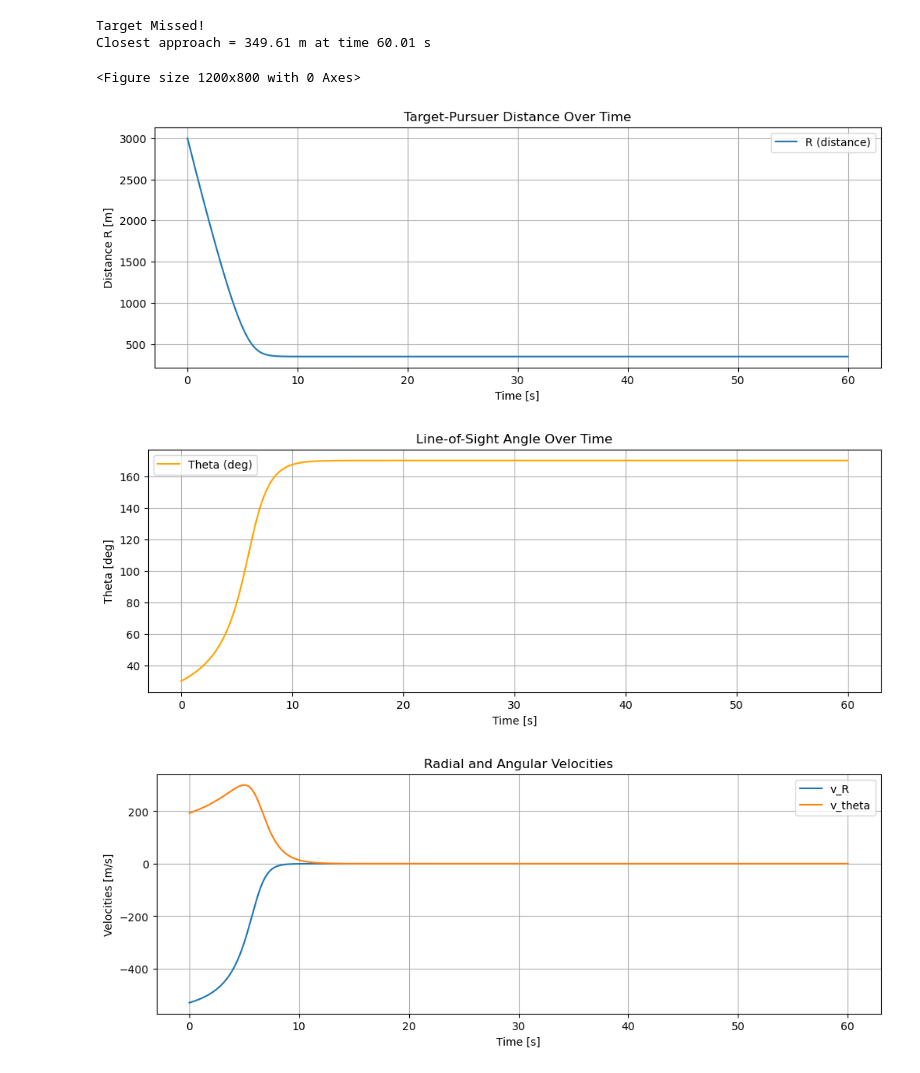
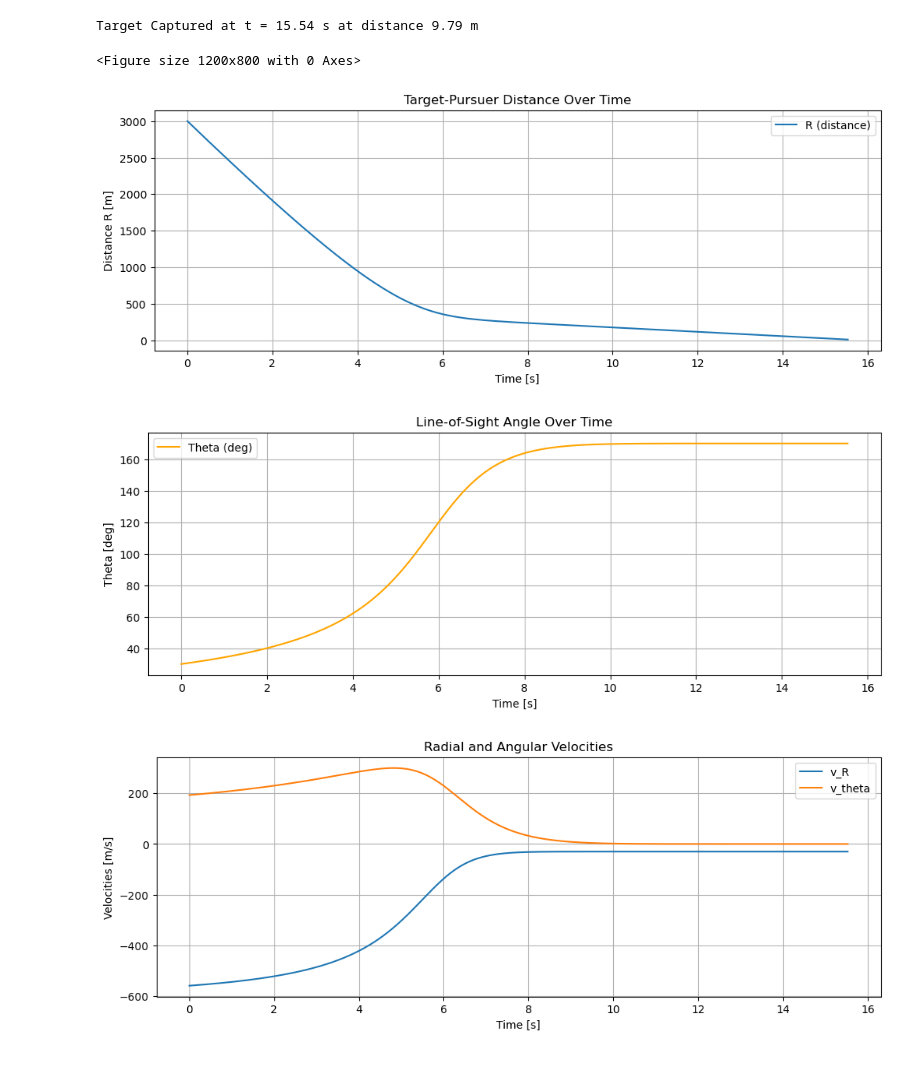
Before and after one commit to Prithish20/as5570-Principles-of-Guidance-of-Autonoumous-Vehicles, a Jupyter notebook: assignment-1/Assignment-1.ipynb, the cells around one changed output. Drawn from its saved outputs; the diff is of its cells as text; code cells hidden in the pictures.

```diff
--- a/assignment-1/Assignment-1.ipynb
+++ b/assignment-1/Assignment-1.ipynb
@@ -6,7 +6,7 @@ import matplotlib.pyplot as plt
 r = 3000
 
 v_T = 300
-nu = 1
+nu = 1.1
 v_P = nu * v_T
 
 theta = np.deg2rad(30)
@@ -27,7 +27,7 @@ x_P = 0
 y_P = 0
 x_T = r * np.cos(theta)
 y_T = r * np.sin(theta)
-CR = 3 # Capture Radius
+CR = 10 # Capture Radius
 
 # Lists to store trajectory points
 x_T_points = []
@@ -106,35 +106,34 @@ plt.figure(figsize=(12,4))
 plt.plot(time, np.rad2deg(theta_points), label="Theta (deg)", color="orange")
 plt.xlabel("Time [s]")
 plt.ylabel("Theta [deg]")
 plt.title("Line-of-Sight Angle Over Time")
 plt.grid(True)
 plt.legend()
 plt.show()
 
 # --- 3) Velocities ---
 plt.figure(figsize=(12,4))
 plt.plot(time, v_R_points, label="v_R")
 plt.plot(time, v_theta_points, label="v_theta")
 plt.xlabel("Time [s]")
 plt.ylabel("Velocities [m/s]")
 plt.title("Radial and Angular Velocities")
 plt.grid(True)
 plt.legend()
 plt.show()
 
 # --- 4) Acceleration ---
 plt.figure(figsize=(12,4))
 plt.plot(time, a_M_points, label="a_M", color="r")
 plt.xlabel("Time [s]")
 plt.ylabel("a_M [m/s²]")
 plt.title("Pursuer Acceleration Over Time")
 plt.grid(True)
 plt.legend()
 plt.show()
 # %% [output]
-Target Missed!
-Closest approach = 349.61 m at time 60.01 s
+Target Captured at t = 15.54 s at distance 9.79 m
 <Figure size 1200x800 with 0 Axes>
-[figure, old version]
+[figure, new version]
-[figure, old version]
+[figure, new version]
-[figure, old version]
+[figure, new version]
```
Also changed, not shown: parts of 4 cells of this notebook, 1 other file.
